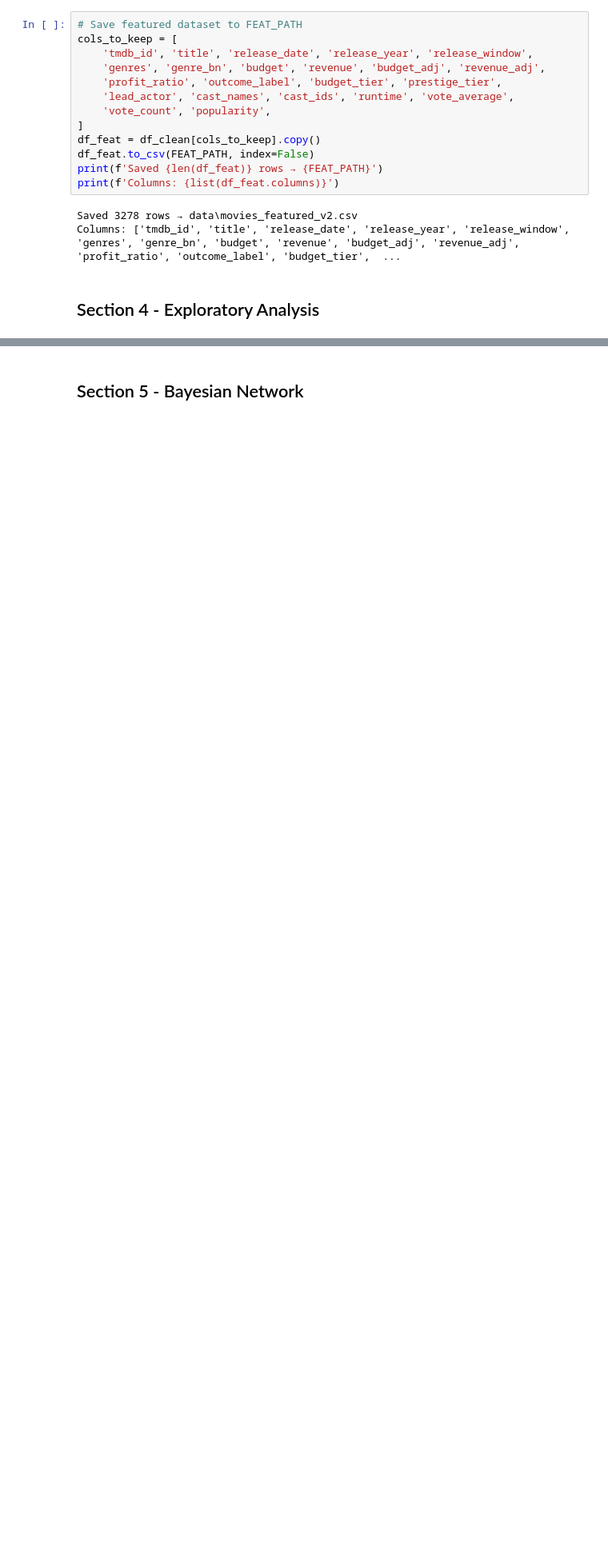
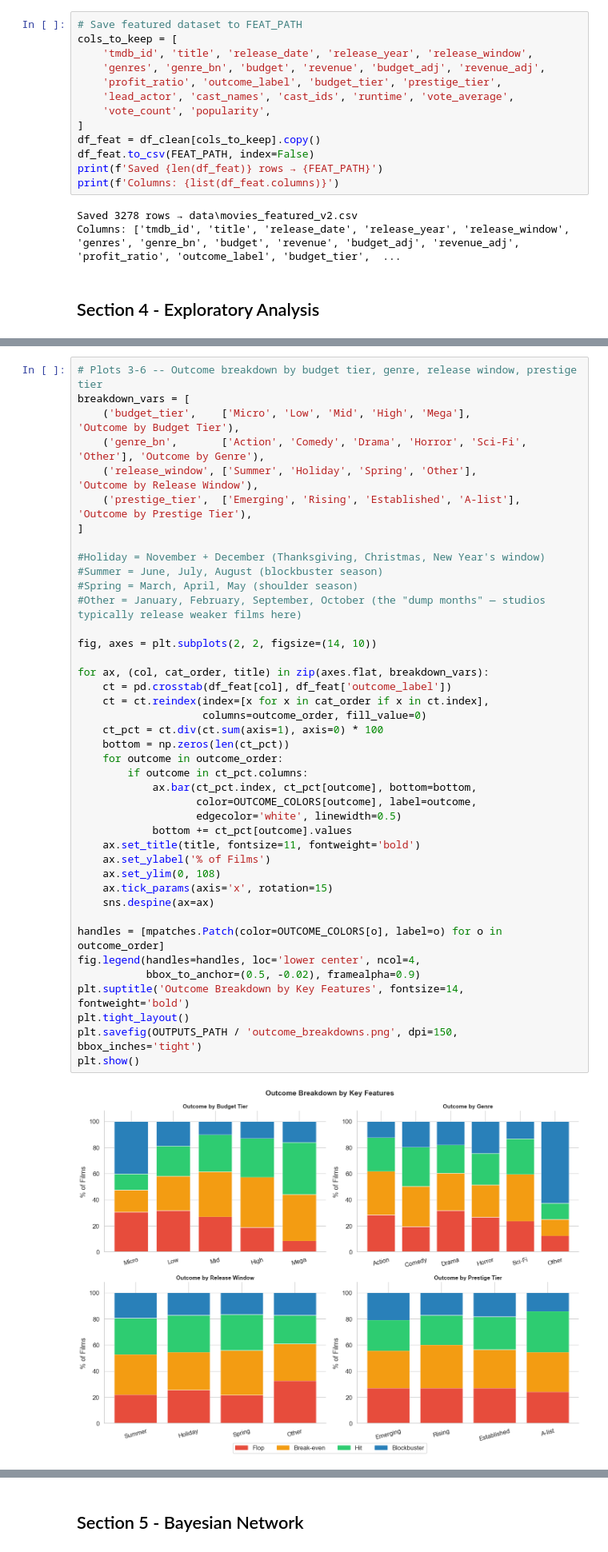
Before and after one commit to stefhooy/box-office-bayesian, a Jupyter notebook: blockbuster_formula_version_2.ipynb, the cells around one changed output, grey strips where cells are left out. Shown at 80% size. Cells and saved outputs as stored; diff of their text form; blank space fills up the shorter version.

```diff
--- a/blockbuster_formula_version_2.ipynb
+++ b/blockbuster_formula_version_2.ipynb
@@ -577,0 +679,43 @@ Columns: ['tmdb_id', 'title', 'release_date', 'release_year', 'release_window',
+# %%
+# Plots 3-6 -- Outcome breakdown by budget tier, genre, release window, prestige tier
+breakdown_vars = [
+    ('budget_tier',    ['Micro', 'Low', 'Mid', 'High', 'Mega'],              'Outcome by Budget Tier'),
+    ('genre_bn',       ['Action', 'Comedy', 'Drama', 'Horror', 'Sci-Fi', 'Other'], 'Outcome by Genre'),
+    ('release_window', ['Summer', 'Holiday', 'Spring', 'Other'],             'Outcome by Release Window'),
+    ('prestige_tier',  ['Emerging', 'Rising', 'Established', 'A-list'],      'Outcome by Prestige Tier'),
+]
+
+#Holiday = November + December (Thanksgiving, Christmas, New Year's window)
+#Summer = June, July, August (blockbuster season)
+#Spring = March, April, May (shoulder season)
+#Other = January, February, September, October (the "dump months" — studios typically release weaker films here)
+
+fig, axes = plt.subplots(2, 2, figsize=(14, 10))
+
+for ax, (col, cat_order, title) in zip(axes.flat, breakdown_vars):
+    ct = pd.crosstab(df_feat[col], df_feat['outcome_label'])
+    ct = ct.reindex(index=[x for x in cat_order if x in ct.index],
+                    columns=outcome_order, fill_value=0)
+    ct_pct = ct.div(ct.sum(axis=1), axis=0) * 100
+    bottom = np.zeros(len(ct_pct))
+    for outcome in outcome_order:
+        if outcome in ct_pct.columns:
+            ax.bar(ct_pct.index, ct_pct[outcome], bottom=bottom,
+                   color=OUTCOME_COLORS[outcome], label=outcome,
+                   edgecolor='white', linewidth=0.5)
+            bottom += ct_pct[outcome].values
+    ax.set_title(title, fontsize=11, fontweight='bold')
+    ax.set_ylabel('% of Films')
+    ax.set_ylim(0, 108)
+    ax.tick_params(axis='x', rotation=15)
+    sns.despine(ax=ax)
+
+handles = [mpatches.Patch(color=OUTCOME_COLORS[o], label=o) for o in outcome_order]
+fig.legend(handles=handles, loc='lower center', ncol=4,
+           bbox_to_anchor=(0.5, -0.02), framealpha=0.9)
+plt.suptitle('Outcome Breakdown by Key Features', fontsize=14, fontweight='bold')
+plt.tight_layout()
+plt.savefig(OUTPUTS_PATH / 'outcome_breakdowns.png', dpi=150, bbox_inches='tight')
+plt.show()
+# %% [output]
+[figure, added]
```
Also changed, not shown: parts of 16 cells of this notebook, 8 other files.
